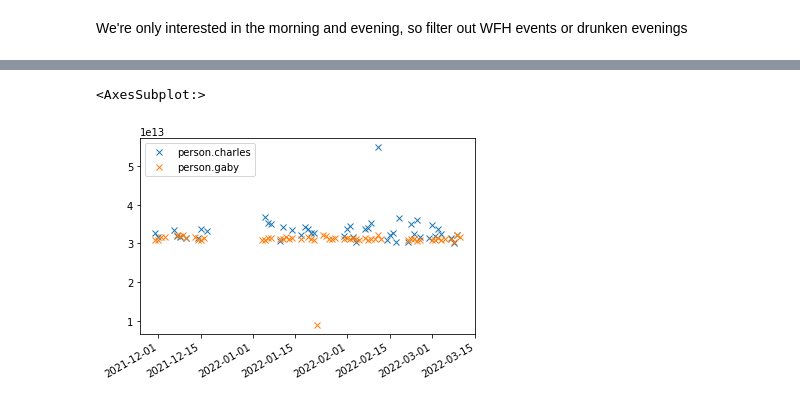
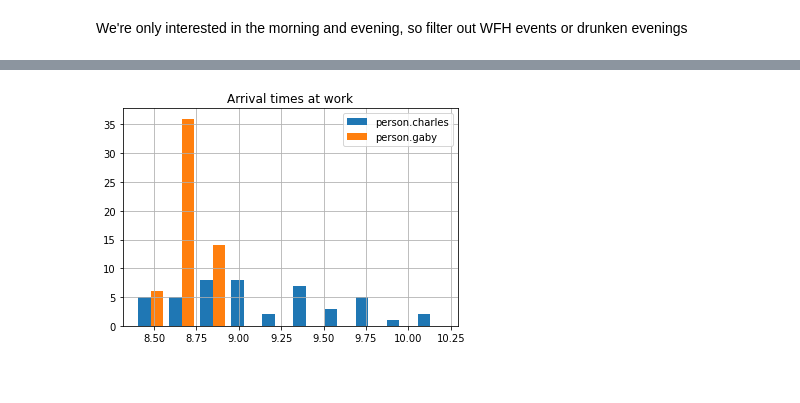
Before and after one commit to charlesbaynham/house-absolute-ha-setup, a Jupyter notebook: notebooks/plot_work_leavings.ipynb, the cells around one changed output, grey strips where cells are left out. Drawn from its saved outputs; the diff is of its cells as text; code cells hidden in the pictures.

```diff
--- a/notebooks/plot_work_leavings.ipynb
+++ b/notebooks/plot_work_leavings.ipynb
@@ -91,9 +91,10 @@ for date in dates:
     for person, workplace in zip(people, workplaces):
         this_person_changes = state_changes[state_changes.entity_id == person]
         if any(this_person_changes.state == workplace):
-            workplace_states = this_person_changes[this_person_changes.state == workplace]
-            arrival_times[person][date] = min(workplace_states.index) - date
-            leaving_times[person][date] = max(workplace_states.index) - date
+            workplace_states_ind = np.argwhere(this_person_changes.state == workplace)
 
-arrival_times = pd.DataFrame(arrival_times)
-leaving_times = pd.DataFrame(leaving_times)
+#             arrival_times[person][date] = min(workplace_states.index) - date
+#             leaving_times[person][date] = max(workplace_states.index) - date
+
+# arrival_times = pd.DataFrame(arrival_times)
+# leaving_times = pd.DataFrame(leaving_times)
@@ -119,3 +137,3 @@ Name: person.charles, dtype: timedelta64[ns]
 # %%
-arrival_times[arrival_times < np.timedelta64(5,'h')] = np.datetime64("NaT")
-arrival_times[arrival_times > np.timedelta64(12,'h')] = np.datetime64("NaT")
+arrival_times[arrival_times < np.timedelta64(5,'h')] = None
+arrival_times[arrival_times > np.timedelta64(12,'h')] = None
@@ -155,5 +140,11 @@ ax.xaxis.set_major_formatter(mdates.DateFormatter('%H'))
-# %%
-arrival_times.plot(style='x')
-# %% [output]
-<AxesSubplot:>
-[figure, removed]
+# %%
+import matplotlib.pyplot as plt
+import matplotlib.dates as mdates
+
+_, ax = plt.subplots()
+ax.hist(arrival_times / np.timedelta64(1, 'h'))
+plt.title("Arrival times at work")
+plt.grid(True)
+plt.legend(arrival_times.columns);
+# %% [output]
+[figure, added]
```
Also changed, not shown: parts of 9 cells of this notebook.
